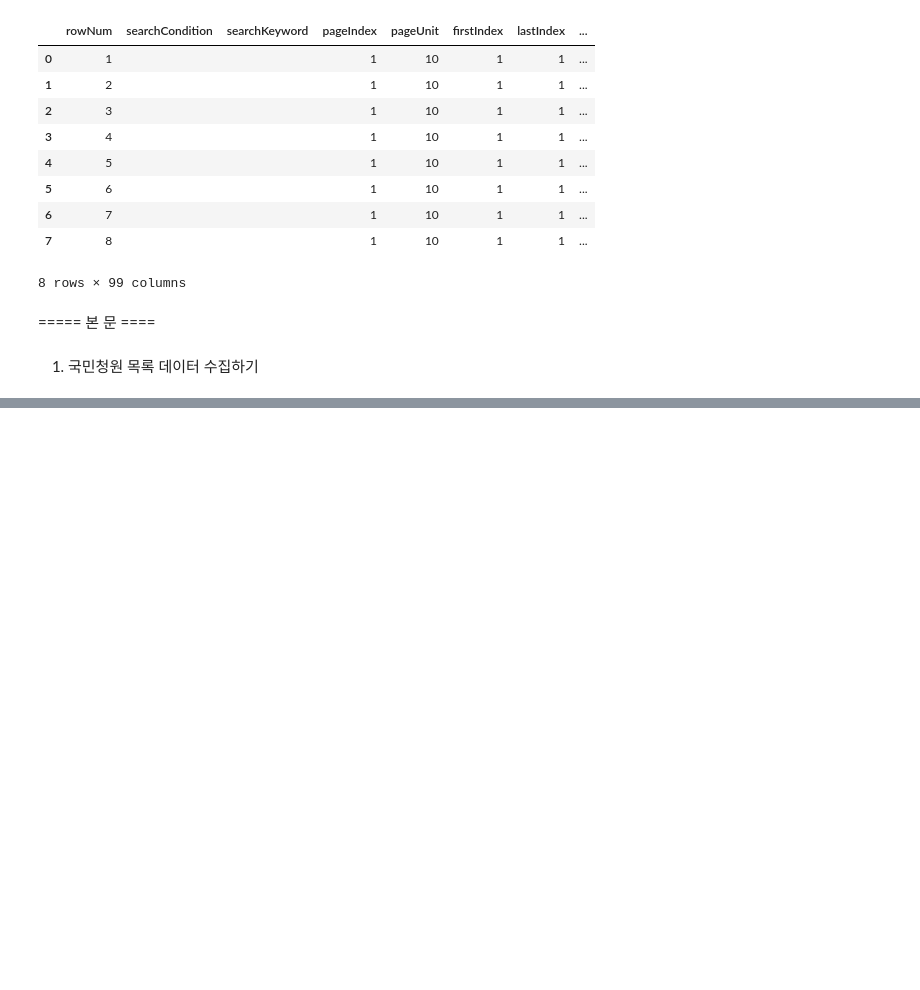
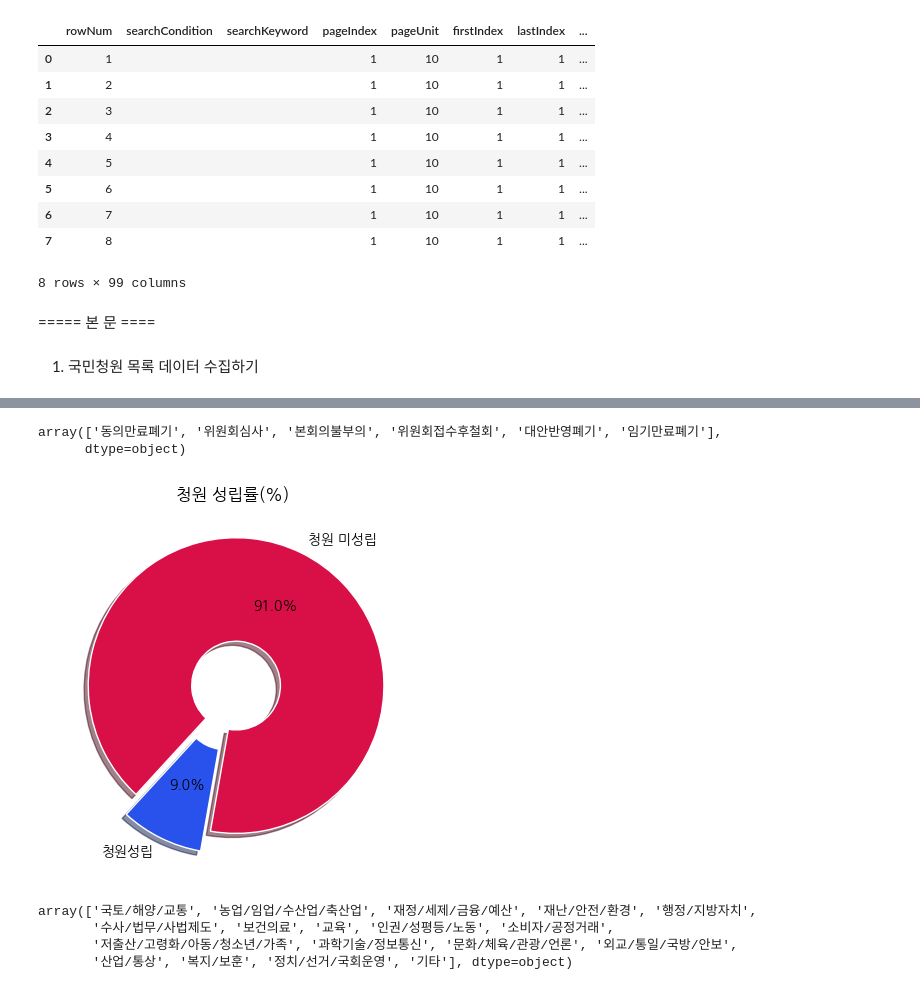
Before and after one commit to stonesteel0606/seaborn_tutorial, a Jupyter notebook: 국민청원_스크래핑.ipynb, the cells around one changed output, grey strips where cells are left out. Drawn from its saved outputs; the diff is of its cells as text; code cells hidden in the pictures; blank space fills up the shorter version.

```diff
--- a/국민청원_스크래핑.ipynb
+++ b/국민청원_스크래핑.ipynb
@@ -155,4 +157,4 @@ def get_all_page():
     except Exception as e:
         print(f'오류발생 {e}')
 # %%
-get_all_page()
+df = get_all_page()
@@ -172,0 +177,31 @@ get_all_page()
+# %%
+df['청원결과'].unique()
+# %% [output]
+array(['동의만료폐기', '위원회심사', '본회의불부의', '위원회접수후철회', '대안반영폐기', '임기만료폐기'],
+      dtype=object)
+# %%
+df_temp = df[df['청원결과'] == '동의만료폐기']
+nagr_num = df_temp.shape[0]
+total_num = df.shape[0]
+# %%
+# 청원 성립률
+ratio = [(1-nagr_num/total_num)*100, nagr_num/total_num*100]
+
+labels = ['청원성립', '청원 미성립']
+explode = [0.1, 0.05]
+colors = [ '#2852eb', '#d90f48']
+wedgeprops={'width': 0.7, 'edgecolor': 'w'}
+
+plt.pie(ratio, labels=labels, autopct='%.1f%%', startangle=260, counterclock=False, colors=colors,
+        shadow=True, explode=explode, wedgeprops=wedgeprops)
+plt.title('청원 성립률(%)')
+plt.show()
+# %% [output]
+[figure, added]
+# %%
+df["청원분야"].unique()
+# %% [output]
+array(['국토/해양/교통', '농업/임업/수산업/축산업', '재정/세제/금융/예산', '재난/안전/환경', '행정/지방자치',
+       '수사/법무/사법제도', '보건의료', '교육', '인권/성평등/노동', '소비자/공정거래',
+       '저출산/고령화/아동/청소년/가족', '과학기술/정보통신', '문화/체육/관광/언론', '외교/통일/국방/안보',
+       '산업/통상', '복지/보훈', '정치/선거/국회운영', '기타'], dtype=object)
```
Also changed, not shown: parts of 10 cells of this notebook.
